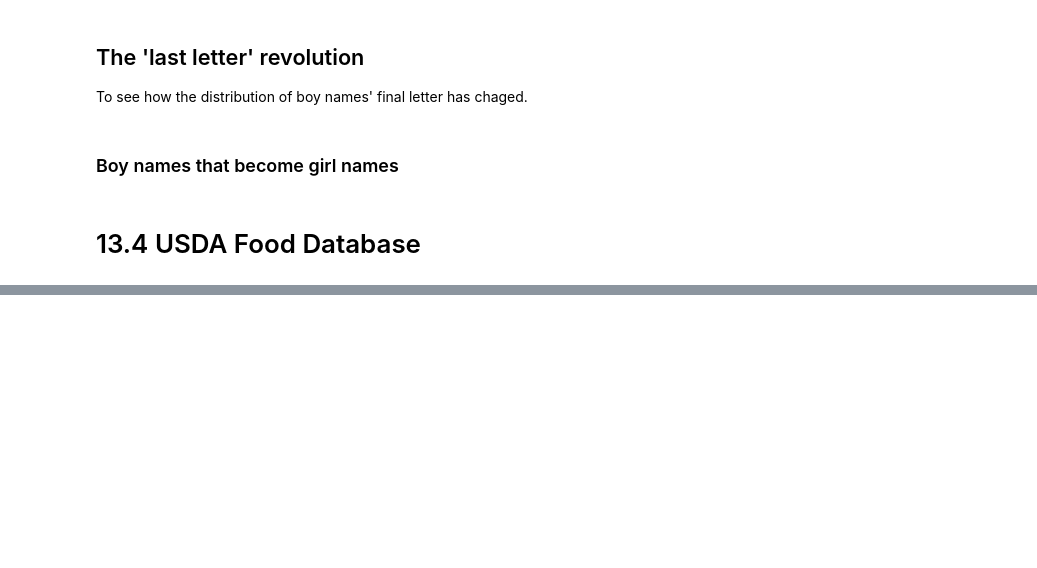
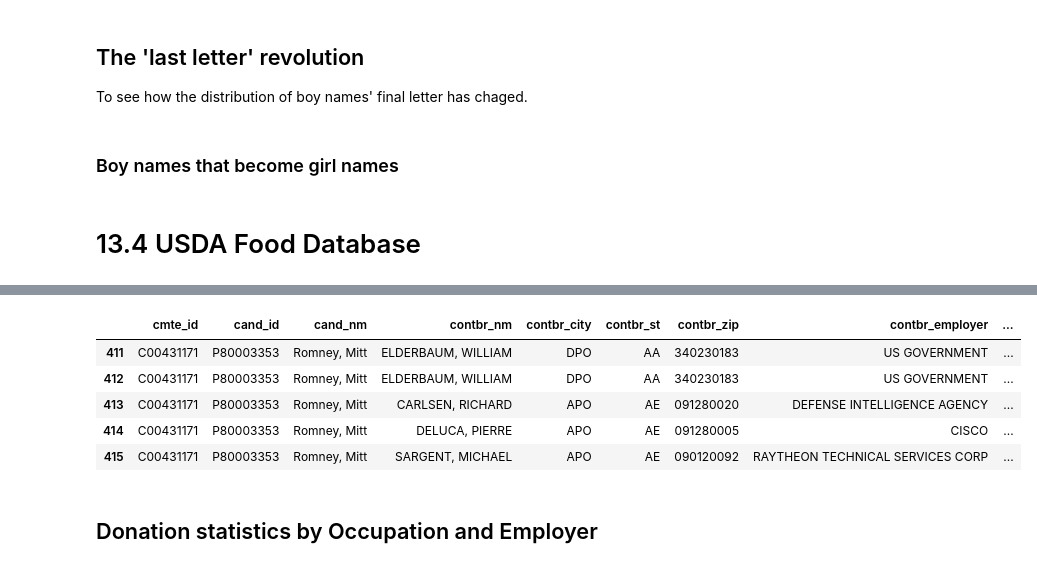
Before and after one commit to zqTheDesigner/rading_python-for-data-analysis, a Jupyter notebook: ch13_data-analysis-examples.ipynb, the cells around one changed output, grey strips where cells are left out. Cells and saved outputs as stored; diff of their text form; code cells hidden in the pictures; blank space fills up the shorter version.

```diff
--- a/ch13_data-analysis-examples.ipynb
+++ b/ch13_data-analysis-examples.ipynb
@@ -515,0 +518,4 @@ max_foods.loc['Amino Acids']['food']
+# %%
+import pandas as pd
+
+fec = pd.read_csv('./datasets/fec/P00000001-ALL.csv', low_memory=False)
@@ -515,0 +530,17 @@ max_foods.loc['Amino Acids']['food']
+# %%
+# Indicate party affiliation using dictionary
+parties = {
+  "Bachmann, Michelle": "Republican",
+  "Cain, Herman": "Republican",
+  "Gingrich, Newt": "Republican",
+  "Huntsman, Jon": "Republican",
+  "Johnson, Gary Earl": "Republican",
+  "McCotter, Thaddeus G": "Republican",
+  "Obama, Barack": "Democratic",
+  "Pawlenty, Timothy": "Republican",
+  "Paul, Ron": "Republican",
+  "Perry, Rick": "Republican",
+  "Roemer, Charles E. 'Buddy' III": "Republican",
+  "Romney, Mitt": "Republican",
+  "Santorum, Rick": "Republican"
+}
@@ -515,0 +550,2 @@ max_foods.loc['Amino Acids']['food']
+# %%
+fec['party'] = fec['cand_nm'].map(parties)
@@ -515,0 +554,15 @@ max_foods.loc['Amino Acids']['food']
+# %%
+# Restrict the dataset to positive contributions
+fec = fec[fec['contb_receipt_amt'] > 0]
+# %%
+# Create a sub set for the two main candidates
+fec_mrbo = fec[fec['cand_nm'].isin(['Obama, Barack', 'Romney, Mitt'])]
+# %% [output]
+|  | cmte_id | cand_id | cand_nm | contbr_nm | contbr_city | contbr_st | contbr_zip | contbr_employer | ... |
+| 411 | C00431171 | P80003353 | Romney, Mitt | ELDERBAUM, WILLIAM | DPO | AA | 340230183 | US GOVERNMENT | ... |
+| 412 | C00431171 | P80003353 | Romney, Mitt | ELDERBAUM, WILLIAM | DPO | AA | 340230183 | US GOVERNMENT | ... |
+| 413 | C00431171 | P80003353 | Romney, Mitt | CARLSEN, RICHARD | APO | AE | 091280020 | DEFENSE INTELLIGENCE AGENCY | ... |
+| 414 | C00431171 | P80003353 | Romney, Mitt | DELUCA, PIERRE | APO | AE | 091280005 | CISCO | ... |
+| 415 | C00431171 | P80003353 | Romney, Mitt | SARGENT, MICHAEL | APO | AE | 090120092 | RAYTHEON TECHNICAL SERVICES CORP | ... |
+# %% [markdown]
+## Donation statistics by Occupation and Employer
```
Also changed, not shown: parts of 8 cells of this notebook.
